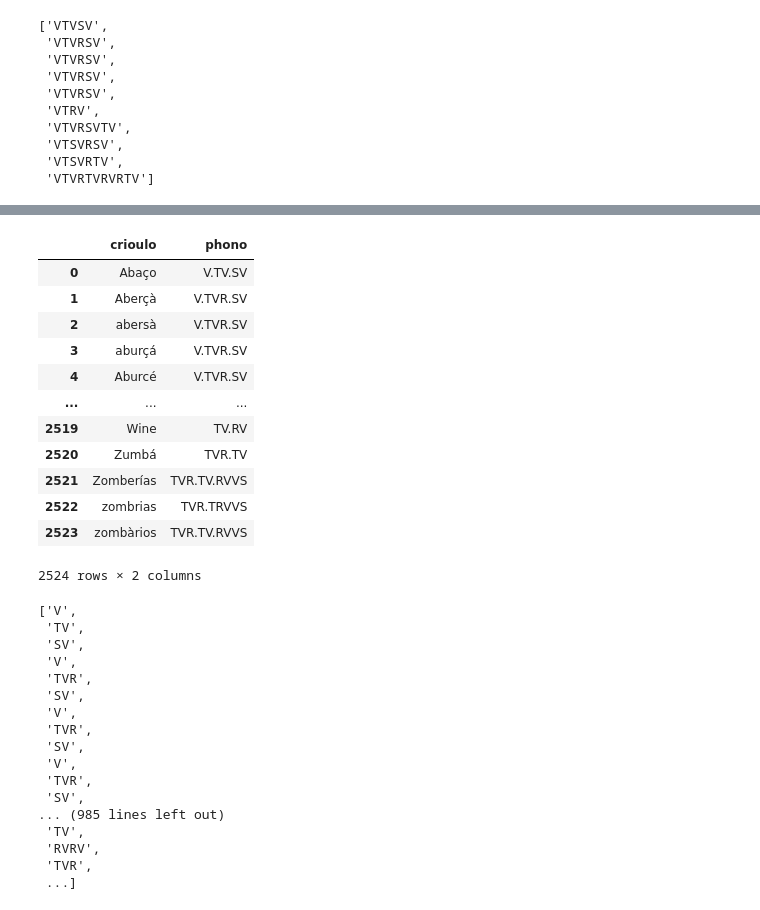
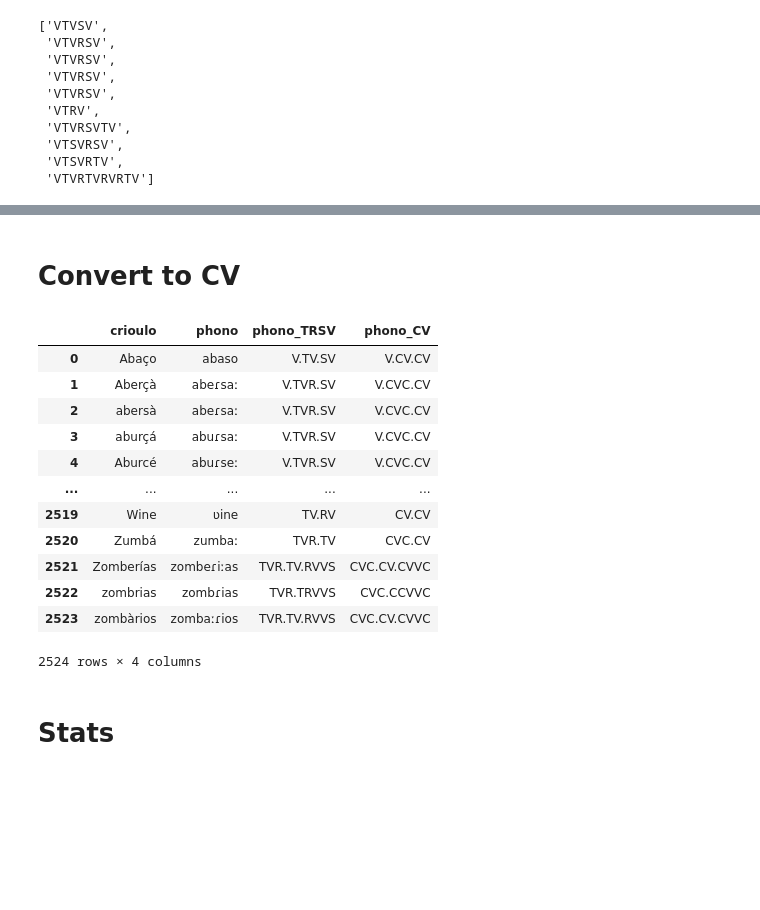
Before and after one commit to Portophon/PtLanka, a Jupyter notebook: CV stats.ipynb, the cells around one changed output, grey strips where cells are left out. Saved outputs shown, nothing was run; the diff lists cells and outputs as text; code cells hidden in the pictures; blank space fills up the shorter version.

```diff
--- a/CV stats.ipynb
+++ b/CV stats.ipynb
@@ -172,17 +139,21 @@ word_list
-# %%
-word_df["phono"] = word_list
-word_df
-# %% [output]
-|  | crioulo | phono |
-| 0 | Abaço | V.TV.SV |
-| 1 | Aberçà | V.TVR.SV |
-| 2 | abersà | V.TVR.SV |
-| 3 | aburçá | V.TVR.SV |
-| 4 | Aburcé | V.TVR.SV |
-| ... | ... | ... |
-| 2519 | Wine | TV.RV |
-| 2520 | Zumbá | TVR.TV |
-| 2521 | Zomberías | TVR.TV.RVVS |
-| 2522 | zombrias | TVR.TRVVS |
-| 2523 | zombàrios | TVR.TV.RVVS |
-2524 rows × 2 columns
+# %% [markdown]
+# Convert to CV
+# %%
+word_df["phono_TRSV"] = word_list
+word_list_CV = [re.sub("[SRT]", "C", i) for i in word_list]
+word_df["phono_CV"] = word_list_CV
+word_df
+# %% [output]
+|  | crioulo | phono | phono_TRSV | phono_CV |
+| 0 | Abaço | abaso | V.TV.SV | V.CV.CV |
+| 1 | Aberçà | abeɾsaː | V.TVR.SV | V.CVC.CV |
+| 2 | abersà | abeɾsaː | V.TVR.SV | V.CVC.CV |
+| 3 | aburçá | abuɾsaː | V.TVR.SV | V.CVC.CV |
+| 4 | Aburcé | abuɾseː | V.TVR.SV | V.CVC.CV |
+| ... | ... | ... | ... | ... |
+| 2519 | Wine | ʋine | TV.RV | CV.CV |
+| 2520 | Zumbá | zumbaː | TVR.TV | CVC.CV |
+| 2521 | Zomberías | zombeɾiːas | TVR.TV.RVVS | CVC.CV.CVVC |
+| 2522 | zombrias | zombɾias | TVR.TRVVS | CVC.CCVVC |
+| 2523 | zombàrios | zombaːɾios | TVR.TV.RVVS | CVC.CV.CVVC |
+2524 rows × 4 columns
@@ -189,22 +162,5 @@ word_df
+# %% [markdown]
+# Stats
 # %%
-word_list_split = [i.split(".") for i in word_list]
+word_list_split = [i.split(".") for i in word_list_CV]
 word_list_split = [item for sublist in word_list_split for item in sublist]
-word_list_split
-# %% [output]
-['V',
- 'TV',
- 'SV',
- 'V',
- 'TVR',
- 'SV',
- 'V',
- 'TVR',
- 'SV',
- 'V',
- 'TVR',
- 'SV',
-... (985 lines left out)
- 'TV',
- 'RVRV',
- 'TVR',
- ...]
```
Also changed, not shown: parts of 31 cells of this notebook, 5 other files.
